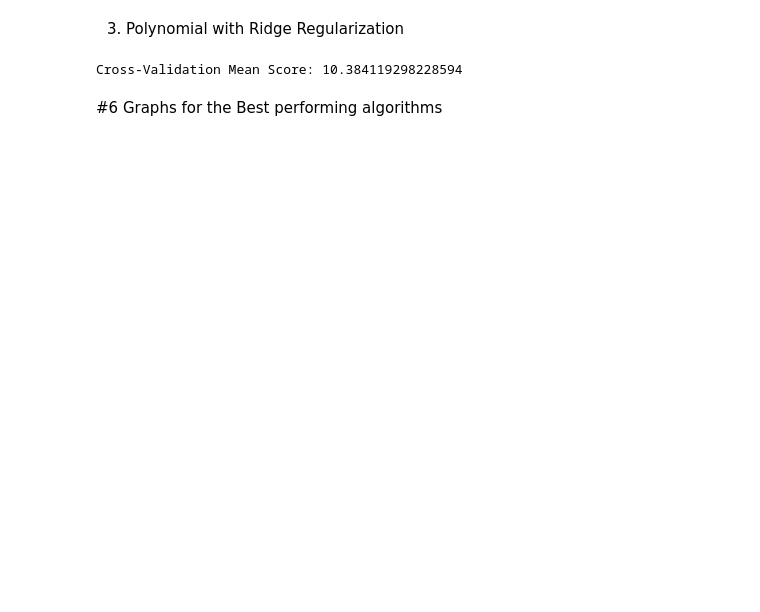
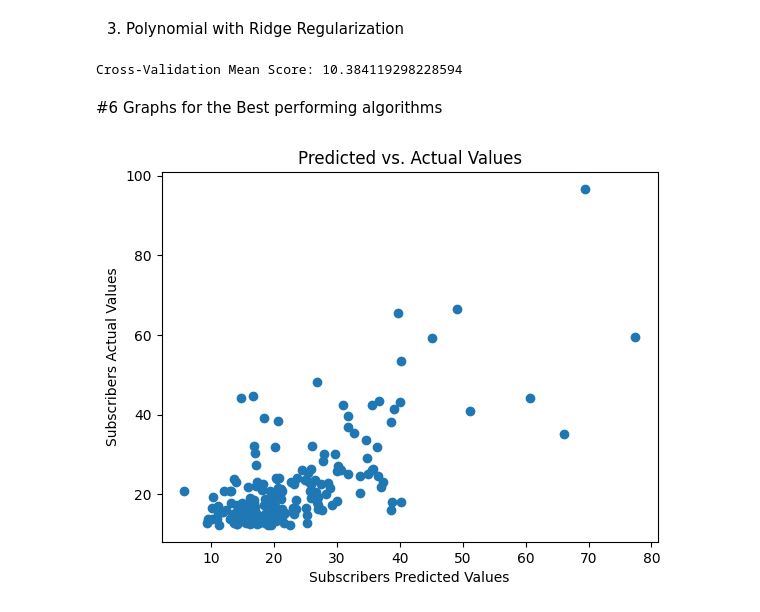
Before and after one commit to Vishek12/EECS-3401-Project, a Jupyter notebook: YouTube_Ranker.ipynb, the cells around one changed output. Drawn from its saved outputs; the diff is of its cells as text; code cells hidden in the pictures; blank space fills up the shorter version.

```diff
--- a/YouTube_Ranker.ipynb
+++ b/YouTube_Ranker.ipynb
@@ -343,3 +343,12 @@ print(f'Cross-Validation Mean Score: {mean_score}')
 Cross-Validation Mean Score: 10.384119298228594
 # %% [markdown]
 #6 Graphs for the Best performing algorithms
+# %%
+lr_y_predict = lr_model.predict(X_test)  # X is your feature data
+plt.scatter(lr_y_predict, y_test)  # y is your actual target values
+plt.xlabel("Subscribers Predicted Values")
+plt.ylabel("Subscribers Actual Values")
+plt.title("Predicted vs. Actual Values")
+plt.show()
+# %% [output]
+[figure, added]
```
Also changed, not shown: parts of 4 cells of this notebook.
